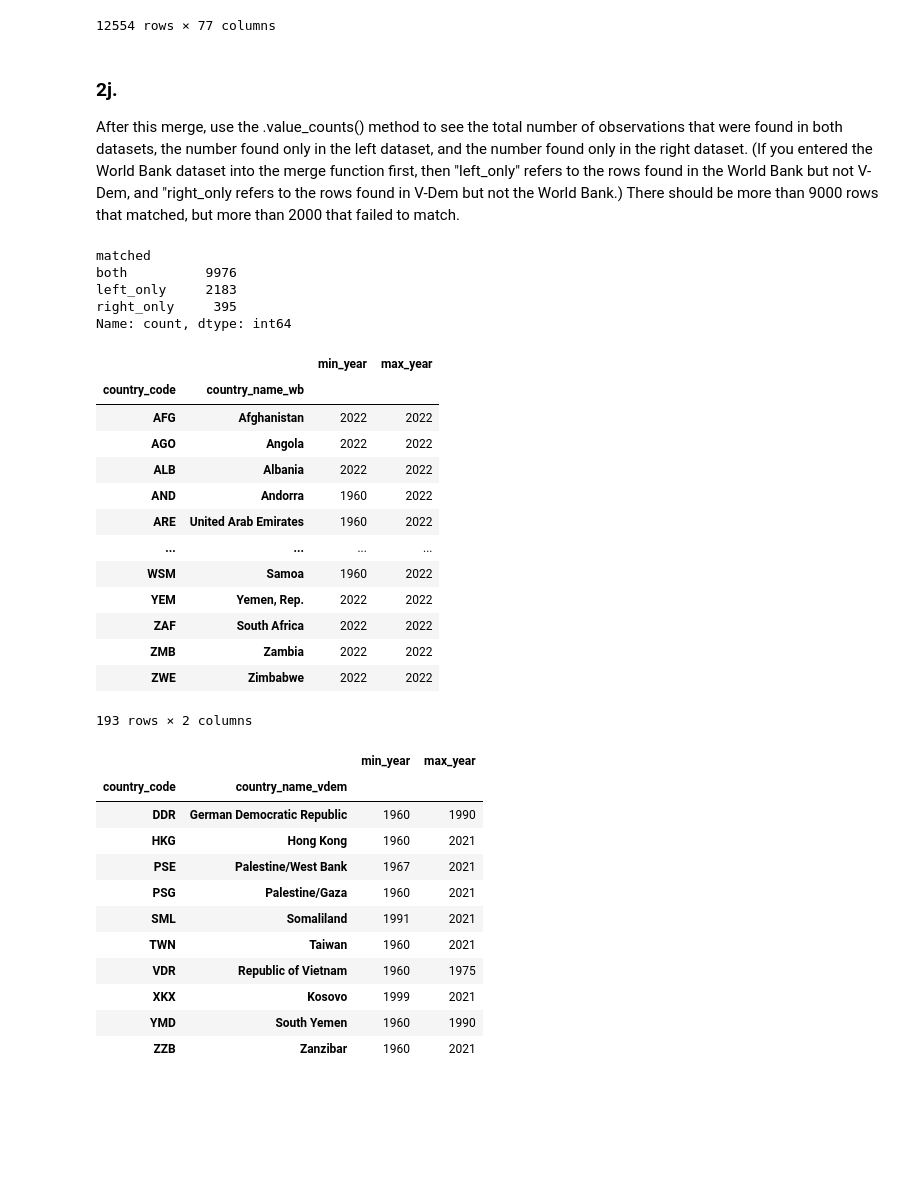
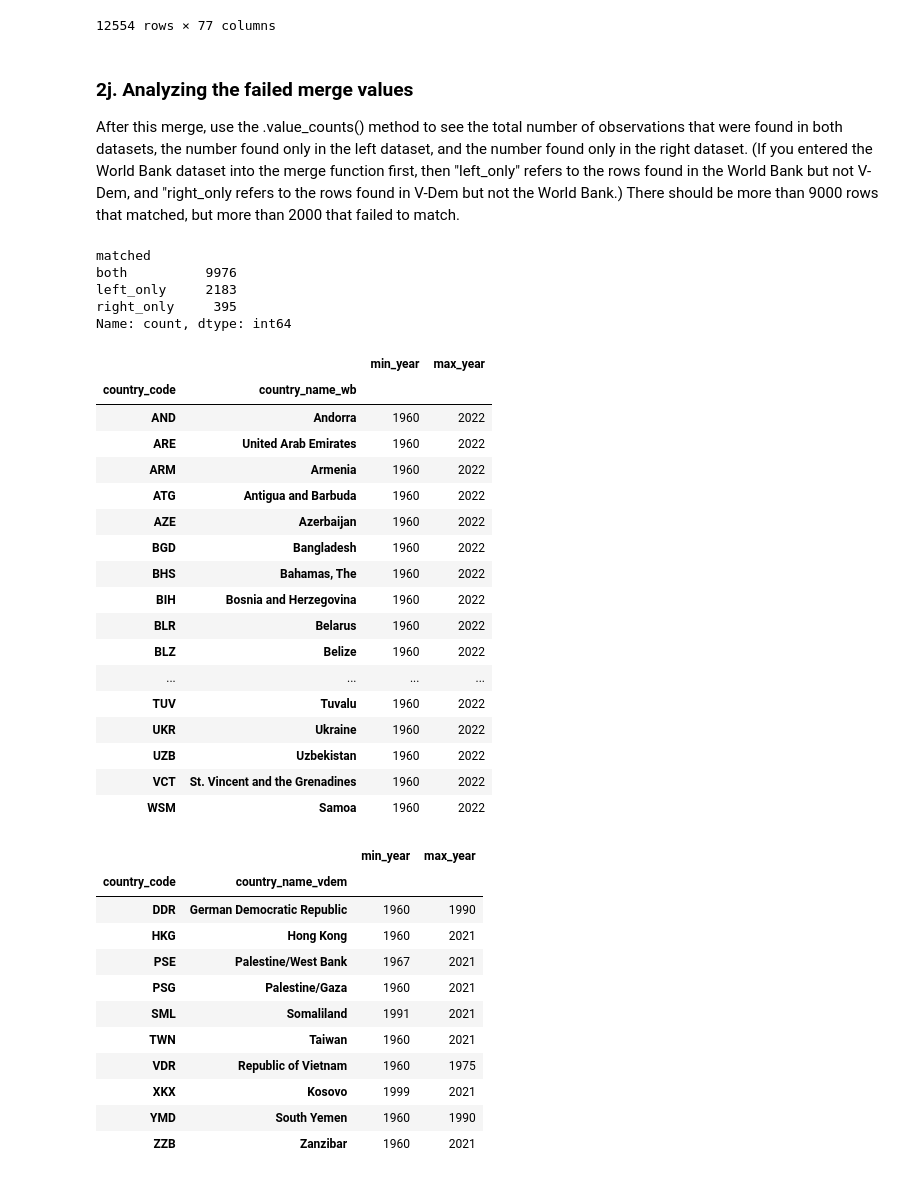
Before and after one commit to eanelson01/Lab3, a Jupyter notebook: lab3_notebook.ipynb, the cells around one changed output. Cells and saved outputs as stored; diff of their text form; code cells hidden in the pictures; blank space fills up the shorter version.

```diff
--- a/lab3_notebook.ipynb
+++ b/lab3_notebook.ipynb
@@ -539,7 +578,7 @@ wb_vdem_merge
 | 12553 | ZZB | NaN | 2021 | NaN | NaN | NaN | ... |
 12554 rows × 77 columns
 # %% [markdown]
-### 2j.
+### 2j. Analyzing the failed merge values
 
 After this merge, use the .value_counts() method to see the total number of
 observations that were found in both datasets, the number found only in the left dataset,
@@ -560,20 +601,27 @@ Name: count, dtype: int64
 left_only = (wb_vdem_merge
                  .query("matched == 'left_only'"))
 # %%
-left_only.groupby(['country_code', 'country_name_wb']).agg(min_year = ('year', 'min'), max_year = ('year', 'max'))
+left_only = left_only.groupby(['country_code', 'country_name_wb']).agg(min_year = ('year', 'min'), max_year = ('year', 'max'))
-# %% [output]
-|  |  | min_year | max_year |
-| country_code | country_name_wb |  |  |
-| AFG | Afghanistan | 2022 | 2022 |
-| AGO | Angola | 2022 | 2022 |
-| ALB | Albania | 2022 | 2022 |
-| AND | Andorra | 1960 | 2022 |
-| ARE | United Arab Emirates | 1960 | 2022 |
-| ... | ... | ... | ... |
-| WSM | Samoa | 1960 | 2022 |
-| YEM | Yemen, Rep. | 2022 | 2022 |
-| ZAF | South Africa | 2022 | 2022 |
-| ZMB | Zambia | 2022 | 2022 |
-| ZWE | Zimbabwe | 2022 | 2022 |
-193 rows × 2 columns
+# %%
+# look at the missing values which min_year is beyond just 2022
+left_only.query("min_year < 2022")
+# %% [output]
+|  |  | min_year | max_year |
+| country_code | country_name_wb |  |  |
+| AND | Andorra | 1960 | 2022 |
+| ARE | United Arab Emirates | 1960 | 2022 |
+| ARM | Armenia | 1960 | 2022 |
+| ATG | Antigua and Barbuda | 1960 | 2022 |
+| AZE | Azerbaijan | 1960 | 2022 |
+| BGD | Bangladesh | 1960 | 2022 |
+| BHS | Bahamas, The | 1960 | 2022 |
+| BIH | Bosnia and Herzegovina | 1960 | 2022 |
+| BLR | Belarus | 1960 | 2022 |
+| BLZ | Belize | 1960 | 2022 |
+| ... | ... | ... | ... |
+| TUV | Tuvalu | 1960 | 2022 |
+| UKR | Ukraine | 1960 | 2022 |
+| UZB | Uzbekistan | 1960 | 2022 |
+| VCT | St. Vincent and the Grenadines | 1960 | 2022 |
+| WSM | Samoa | 1960 | 2022 |
 # %%
```
Also changed, not shown: parts of 58 cells of this notebook, 1 other file.
